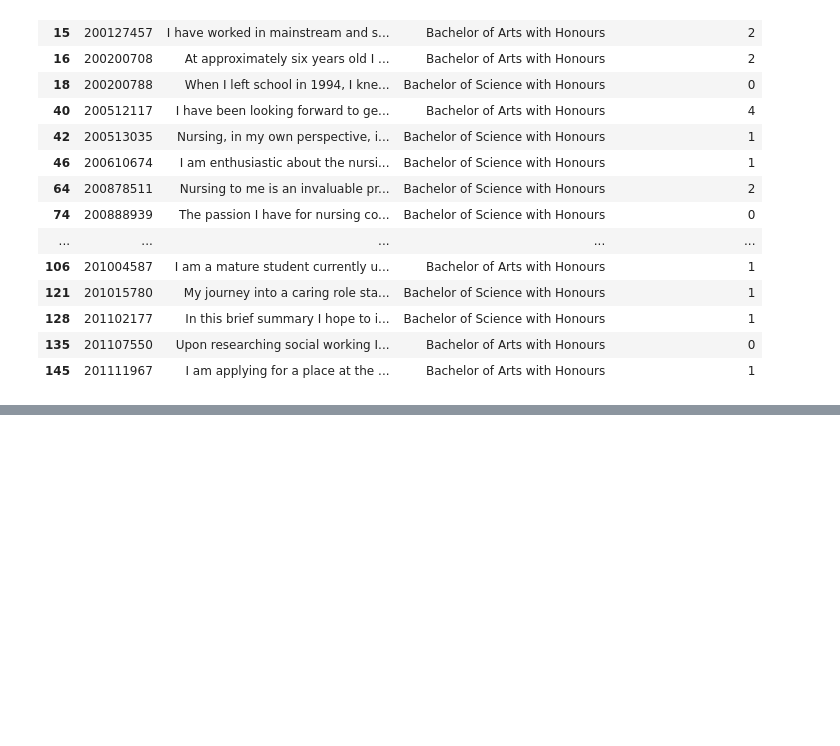
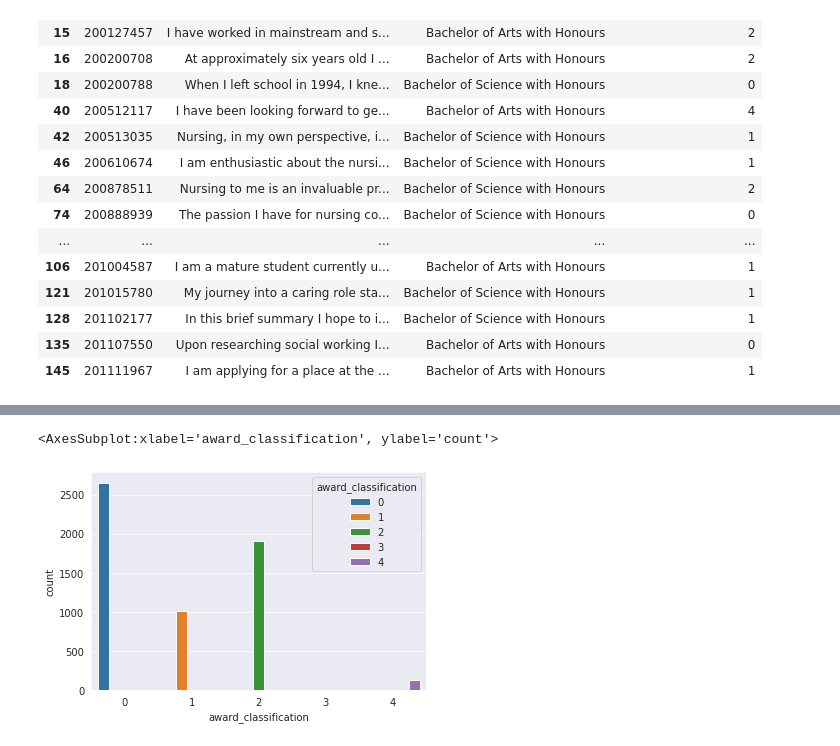
Before and after one commit to Abbracx/personal-statement-analysis, a Jupyter notebook: Personal statement analysis.ipynb, the cells around one changed output, grey strips where cells are left out. Saved outputs shown, nothing was run; the diff lists cells and outputs as text; code cells hidden in the pictures; blank space fills up the shorter version.

```diff
--- a/Personal statement analysis.ipynb
+++ b/Personal statement analysis.ipynb
@@ -270,0 +276,11 @@ SyntaxError: unexpected EOF while parsing (3791832200.py, line 4)
+# %%
+# Barplots of award_classification
+
+import seaborn as sns
+
+sns.set_style('darkgrid')
+
+sns.countplot(x="award_classification", data=df, hue="award_classification")
+# %% [output]
+<AxesSubplot:xlabel='award_classification', ylabel='count'>
+[figure, added]
```
Also changed, not shown: parts of 14 cells of this notebook.
